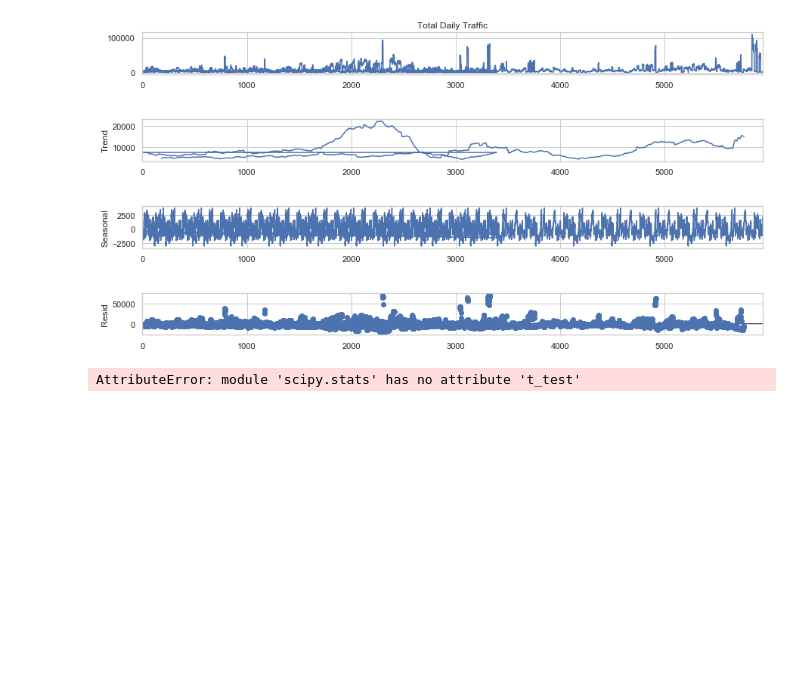
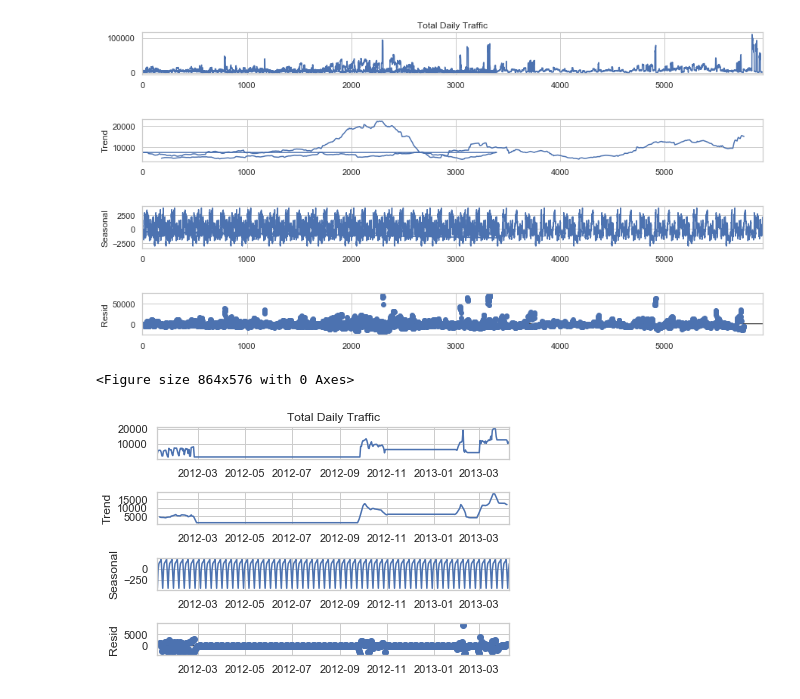
Before and after one commit to WhoisClean/ireland_transport, a Jupyter notebook: transport_ireland.ipynb, the cells around one changed output. Drawn from its saved outputs; the diff is of its cells as text; code cells hidden in the pictures; blank space fills up the shorter version.

```diff
--- a/transport_ireland.ipynb
+++ b/transport_ireland.ipynb
@@ -230,55 +230,27 @@ fig.set_size_inches(14, 7)
 plt.show()
 # %% [output]
 [figure]
-# %%
-# This function converts year and week number into a datetime object representing the start of the week
-def convert_to_date(row):
-    return pd.to_datetime(f"{int(row['Year'])} {int(row['C01198V01436'])} 1", format="%Y %W %w")
-
-# Apply the function to the Ireland dataset
-ireland_transport_data['Date'] = ireland_transport_data.apply(convert_to_date, axis=1)
-
-
-combined_data = pd.merge(combined_nyc_traffic, ireland_transport_data, on='Date', how='inner')
-
-# Use statistical tests like t-test or ANOVA for comparing the mean traffic volumes
-from scipy import stats
-
-t_stat, p_val = stats.t_test(combined_data['Total Daily Traffic'], combined_data['Traffic_Volume_Ireland'])
-print(f"T-statistic: {t_stat}, P-value: {p_val}")
-
-
-
-import pandas as pd
-from scipy import stats
-
-# Assuming ireland_transport_data is your dataframe for the Ireland transport data
-# Replace 'ireland_transport_data' with the actual name of your dataframe
-
-# Step 1: Transform 'Year' and 'Weeks of the year' into a 'Date' column for Ireland data
-def convert_to_date(year, week):
-    # Adjust the week number since %W assumes the first week starts on the first Monday of the year
-    corrected_week = week + 1 if pd.to_datetime(f"{year}-01-01").weekday() != 0 else week
-    return pd.to_datetime(f"{year} {corrected_week} 1", format="%Y %W %w")
-
-# Apply the function to create a new 'Date' column
-ireland_transport_data['Date'] = ireland_transport_data.apply(lambda row: convert_to_date(row['Year'], row['C01198V01436']), axis=1)
-
-# Step 2: Aggregate NYC data to weekly totals
-# First, ensure the 'Date' column in NYC data is in datetime format
-combined_nyc_traffic['Date'] = pd.to_datetime(combined_nyc_traffic['Date'])
-
-# Group by week and calculate weekly totals
-nyc_weekly_totals = combined_nyc_traffic.resample('W-Mon', on='Date').sum().reset_index()
-
-# Step 3: Merge the two datasets on the 'Date' column
-combined_data = pd.merge(nyc_weekly_totals, ireland_transport_data, on='Date', how='inner')
-
-# Step 4: Perform your statistical tests
-
-# Example of a t-test for comparing the mean traffic volumes between NYC and Ireland
-t_stat, p_val = stats.ttest_ind(combined_data['Total Daily Traffic'], combined_data['VALUE'], equal_var=False)
-
-print(f"T-statistic: {t_stat}, P-value: {p_val}")
-# %% [output]
-AttributeError: module 'scipy.stats' has no attribute 't_test'
+# %%
+import statsmodels.api as sm
+import matplotlib.pyplot as plt
+
+# Check if 'Date' is already the index
+if 'Date' not in combined_nyc_traffic.columns:
+    # If 'Date' is not a column, it might already be the index
+    daily_nyc_traffic = combined_nyc_traffic['Total Daily Traffic'].resample('D').mean().fillna(method='ffill')
+else:
+    # If 'Date' is a column, set it as the index and then resample
+    combined_nyc_traffic['Date'] = pd.to_datetime(combined_nyc_traffic['Date'])
+    combined_nyc_traffic.set_index('Date', inplace=True)
+    daily_nyc_traffic = combined_nyc_traffic['Total Daily Traffic'].resample('D').mean().fillna(method='ffill')
+
+# Decompose the time series
+decomposition_nyc = sm.tsa.seasonal_decompose(daily_nyc_traffic, model='additive')
+
+# Plot the decomposed time series components
+plt.figure(figsize=(12, 8))
+decomposition_nyc.plot()
+plt.show()
+# %% [output]
+<Figure size 864x576 with 0 Axes>
+[figure, added]
```
Also changed, not shown: parts of 7 cells of this notebook.
